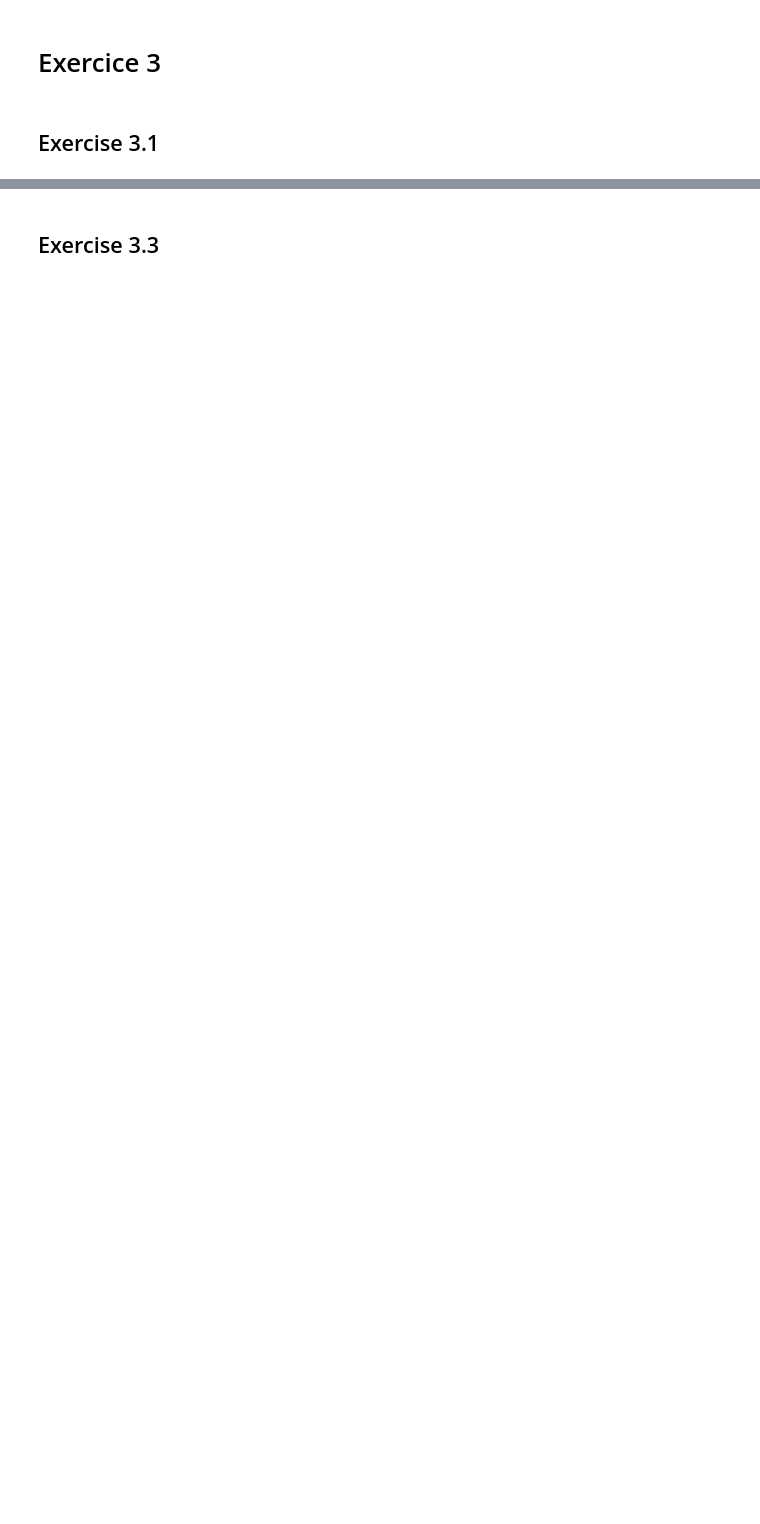
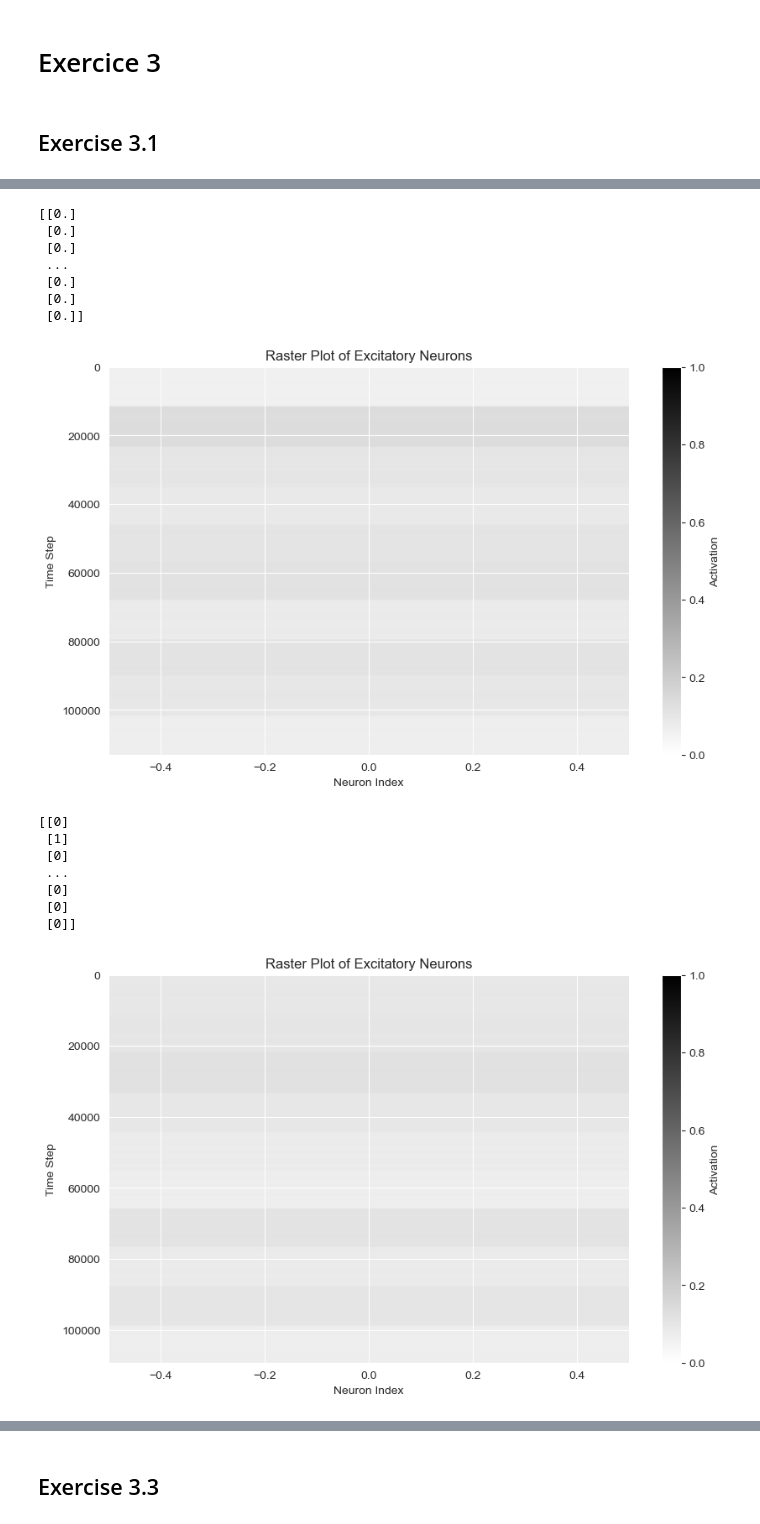
Before and after one commit to AdrienFeillard/CNNN-project, a Jupyter notebook: main.ipynb, the cells around one changed output, grey strips where cells are left out. Drawn from its saved outputs; the diff is of its cells as text; code cells hidden in the pictures; blank space fills up the shorter version.

```diff
--- a/main.ipynb
+++ b/main.ipynb
@@ -1150,0 +1266,57 @@ ValueError: shapes (1,0) and (1,0) not aligned: 0 (dim 1) != 1 (dim 0)
+# %%
+def plot_raster(sequence):
+    # Convert the sequence of arrays to a nested list if it is not already
+    if isinstance(sequence, np.ndarray):
+        nested_list = [arr.tolist() for arr in sequence]
+    else:
+        nested_list = sequence
+
+    # Flatten the nested list or convert the list of arrays into a single 2D array
+    S_exc_history = np.concatenate([np.array(sublist) for sublist in nested_list], axis=0)
+    print((S_exc_history))
+    # Plot the raster plot
+    plt.figure(figsize=(10, 6))
+    plt.imshow(S_exc_history, aspect='auto', cmap='binary')
+    plt.xlabel('Neuron Index')
+    plt.ylabel('Time Step')
+    plt.title('Raster Plot of Excitatory Neurons')
+    plt.colorbar(label='Activation')
+    plt.show()
+# %%
+def real_test():
+    N = 300
+    M = 10
+
+    N_i = 80
+    K = 60
+    a = 0.1
+    c = 2 / (a * (1-a))
+    theta = 1.0
+    inh_prob = (N-N_i)/N
+    T = 50
+    beta = 4.
+
+    mean_retrieval_accuracies_sequential,mean_retrieval_errors_sequential,std_retrieval_errors_sequential,counts_sequential, S_exc_history_sequential = run_network_exc_inh_sequential(N, M, N_i, K, a, c, theta, inh_prob, T, beta,plot=False,use_second_inhibitory=True,use_external_input=True)
+    mean_retrieval_accuracies_synchronous,mean_retrieval_errors_synchronous,std_retrieval_errors_synchronous,counts_synchronous, S_exc_history_synchronous = run_network_exc_inh_synchronous(N, M, N_i, K, a, c, theta, inh_prob, T, beta,plot=False,use_second_inhibitory=True, use_external_input=True)
+    plot_raster(S_exc_history_sequential)
+    plot_raster(S_exc_history_synchronous)
+    return mean_retrieval_accuracies_sequential,mean_retrieval_errors_sequential,std_retrieval_errors_sequential,counts_sequential, mean_retrieval_accuracies_synchronous,mean_retrieval_errors_synchronous,std_retrieval_errors_synchronous,counts_synchronous
+retrieval = real_test()
+print("retrieval",retrieval)
+# %% [output]
+[[0.]
+ [0.]
+ [0.]
+ ...
+ [0.]
+ [0.]
+ [0.]]
+[figure, added]
+[[0]
+ [1]
+ [0]
+ ...
+ [0]
+ [0]
+ [0]]
+[figure, added]
```
Also changed, not shown: parts of 28 cells of this notebook.
